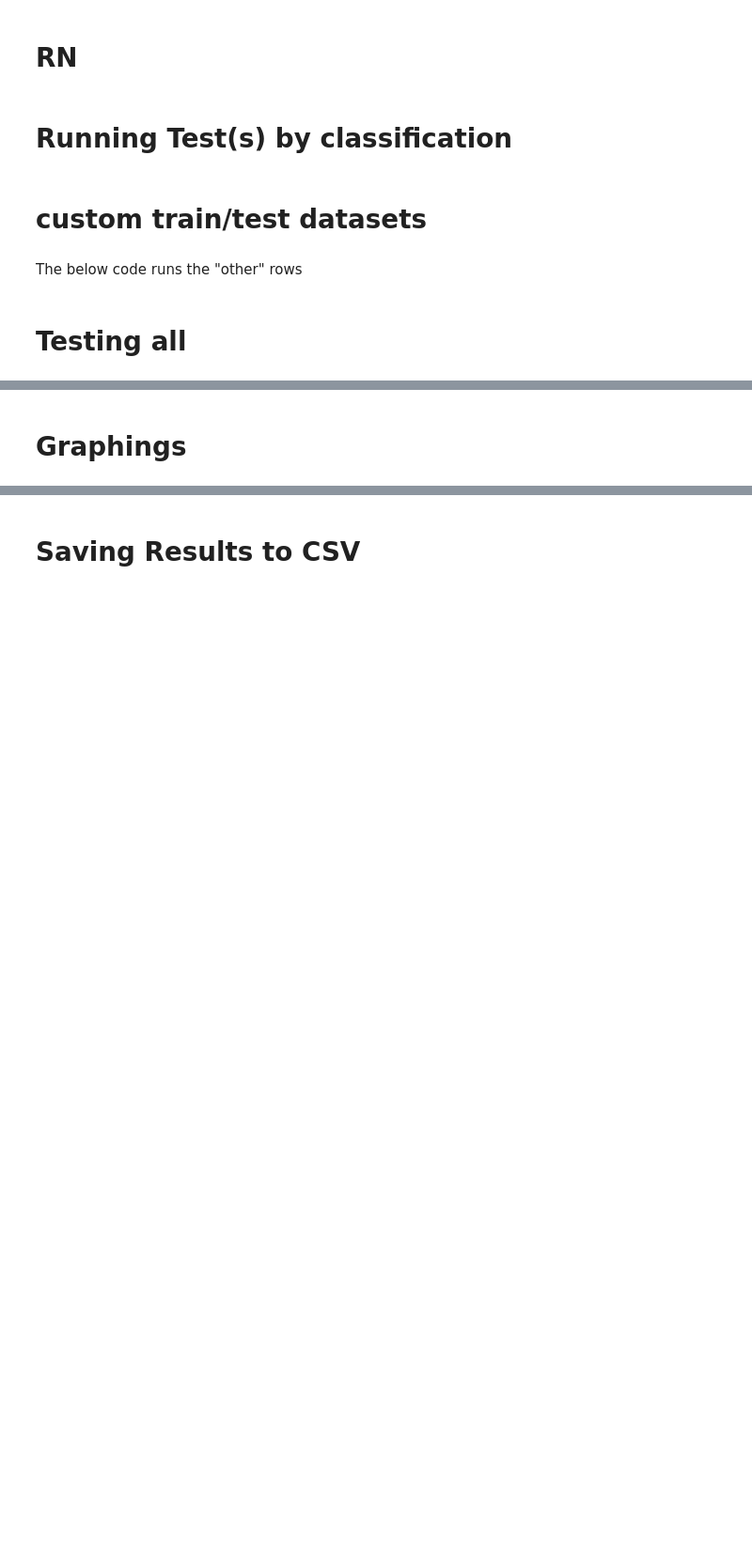
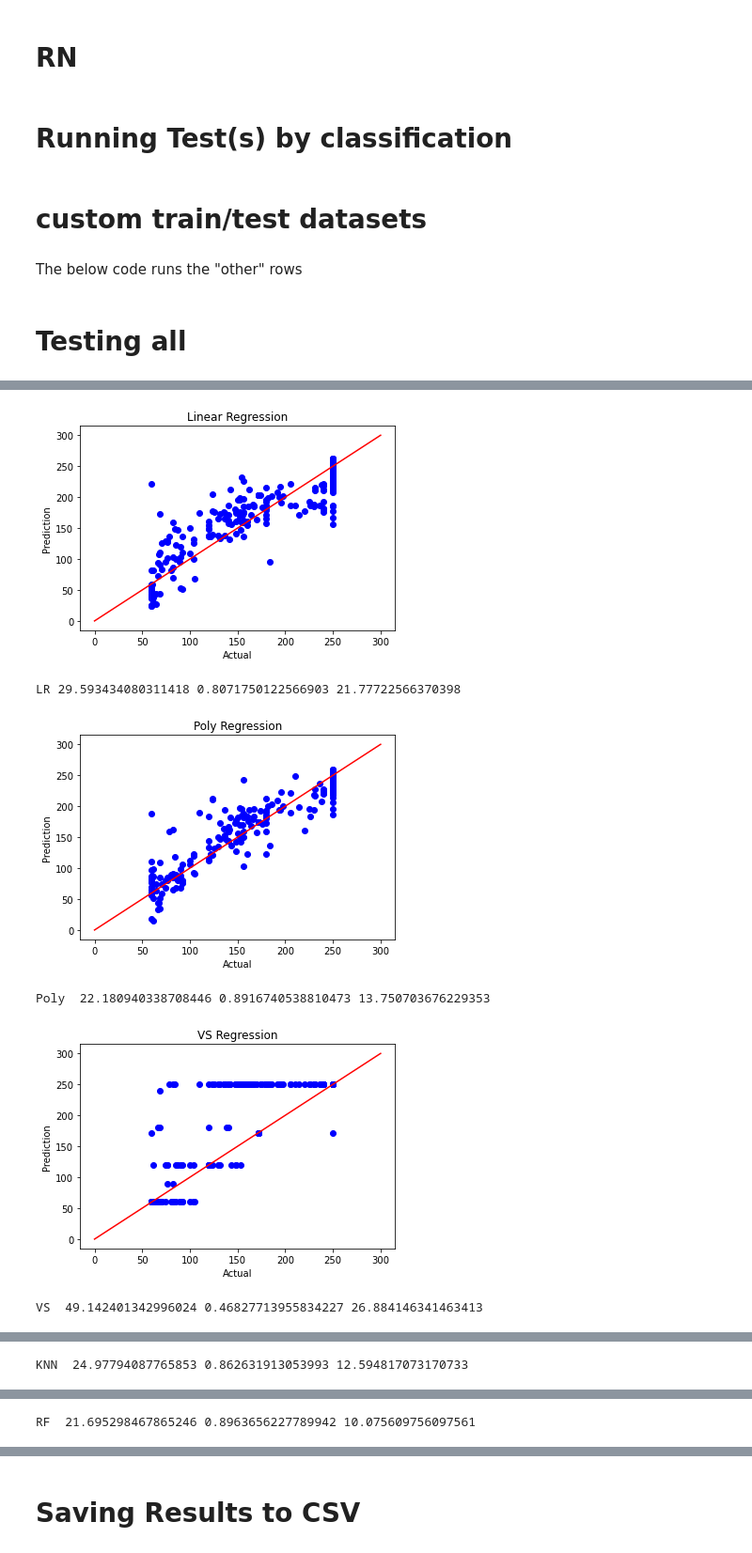
Before and after one commit to acezwin/ObjAversion, a Jupyter notebook: WIN_compare_model.ipynb, the cells around one changed output, grey strips where cells are left out. Shown at 94% size. Saved outputs shown, nothing was run; the diff lists cells and outputs as text; code cells hidden in the pictures; blank space fills up the shorter version.

```diff
--- a/WIN_compare_model.ipynb
+++ b/WIN_compare_model.ipynb
@@ -456,2 +440,0 @@ RN 8.966403035409937e+18 -2.3645657505363053e+34 8.716593353511107e+18
-# %% [markdown]
-# Graphings
@@ -470,0 +441,44 @@ for ind, error in enumerate(list( data["class number"].unique() )[:-1]):
+# %%
+url = "datacap1&2.csv"
+data = pd.read_csv(url)
+
+
+# file_name= '/Users/myatwin/REU/Project/ObjRec/automl/efficientdet/Distance_Jupyter/compare_model.csv'
+# df.to_csv(raw_data)
+# raw_data = {}
+predictors = ["y_max","x_min", "y_min", "x_max", "class_number", "prediction"]
+# predictors = ["f1", "f2","prediction", "class_number"]
+# predictors = ["y_min_sqrt", "x_min_sqrt", "y_max_sqrt", "x_max_sqrt", "prediction", "class_number"]
+
+X = data[predictors].values
+y = data["distance"].values
+
+X_train, X_test, y_train, y_test = train_test_split(X, y, test_size=0.20, random_state=0)
+
+L_RMSE, L_r2, L_MAE = linear(X_train,X_test, y_train, y_test)
+P_RMSE, P_r2, P_MAE = polynomial(X_train,X_test, y_train, y_test, 3)
+VS_RMSE, VS_r2, VS_MAE = vector_space(X_train,X_test, y_train, y_test)
+KNN_RMSE, KNN_r2, KNN_MAE = k_nearest_neighbor(X_train,X_test, y_train, y_test, 10)
+RF_RMSE, RF_r2, RF_MAE = random_forest(X_train,X_test, y_train, y_test)
+
+# saving model results into csv
+raw_data = {
+            'data_set': "train=data2,test=stat_noFLT",
+            'condition': str(predictors),
+            'error stats': ["RMSE", "r2", "MAE"],
+            'linear': list([L_RMSE, L_r2, L_MAE]),
+            'polynomial': list([P_RMSE, P_r2, P_MAE]),
+            'vector_space': list([VS_RMSE, VS_r2, VS_MAE]),
+            'KNN': list([KNN_RMSE, KNN_r2, KNN_MAE]),
+            'random_forest': list([RF_RMSE, RF_r2, RF_MAE]),
+            }
+
+# df = pd.DataFrame(raw_data, columns = csv_columns)
+# df.to_csv(file_name, mode = 'a', header = False)
+# %% [output]
+[figure, added]
+LR 29.593434080311418 0.8071750122566903 21.77722566370398
+[figure, added]
+Poly  22.180940338708446 0.8916740538810473 13.750703676229353
+[figure, added]
+VS  49.142401342996024 0.46827713955834227 26.884146341463413
@@ -470,0 +486 @@ for ind, error in enumerate(list( data["class number"].unique() )[:-1]):
+KNN  24.97794087765853 0.862631913053993 12.594817073170733
@@ -470,0 +488 @@ for ind, error in enumerate(list( data["class number"].unique() )[:-1]):
+RF  21.695298467865246 0.8963656227789942 10.075609756097561
```
Also changed, not shown: parts of 9 cells of this notebook.
